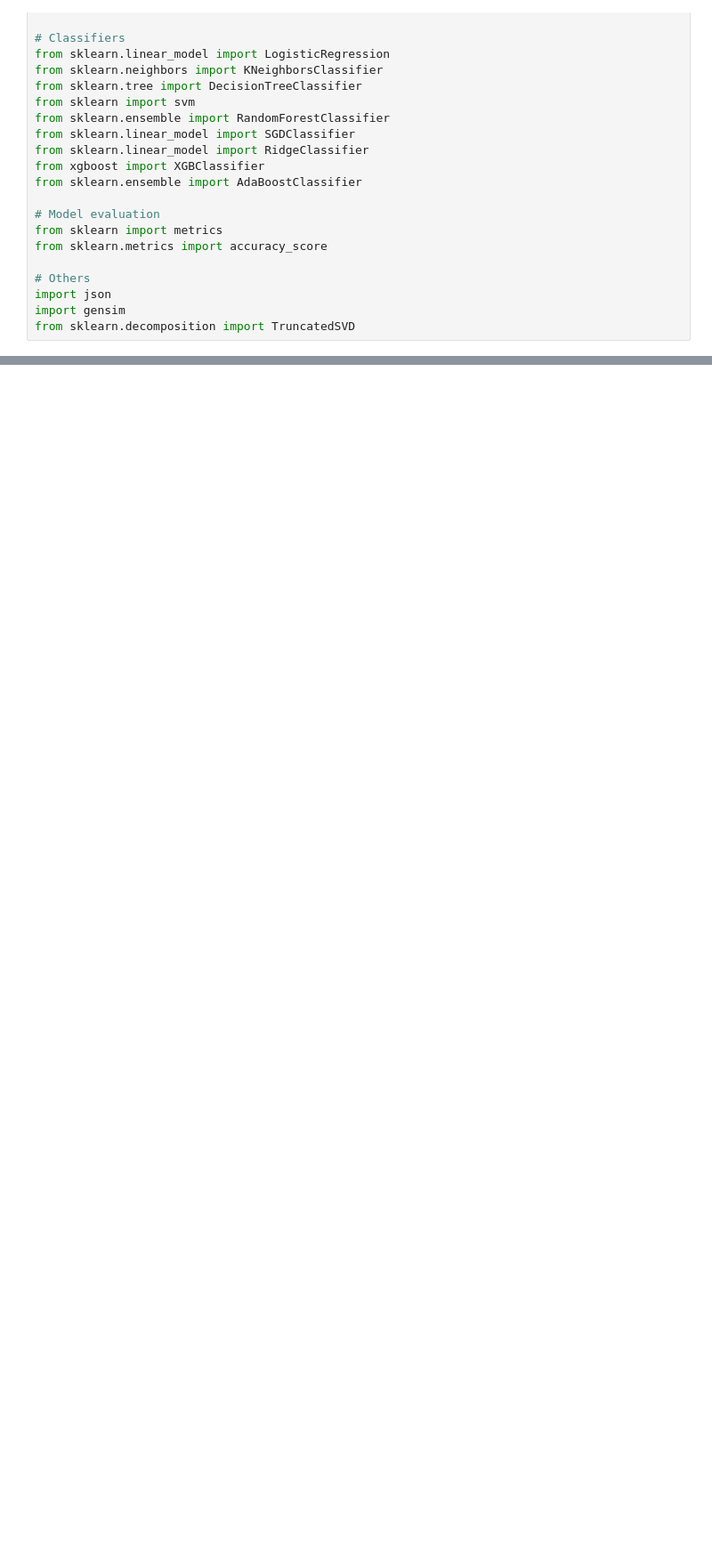
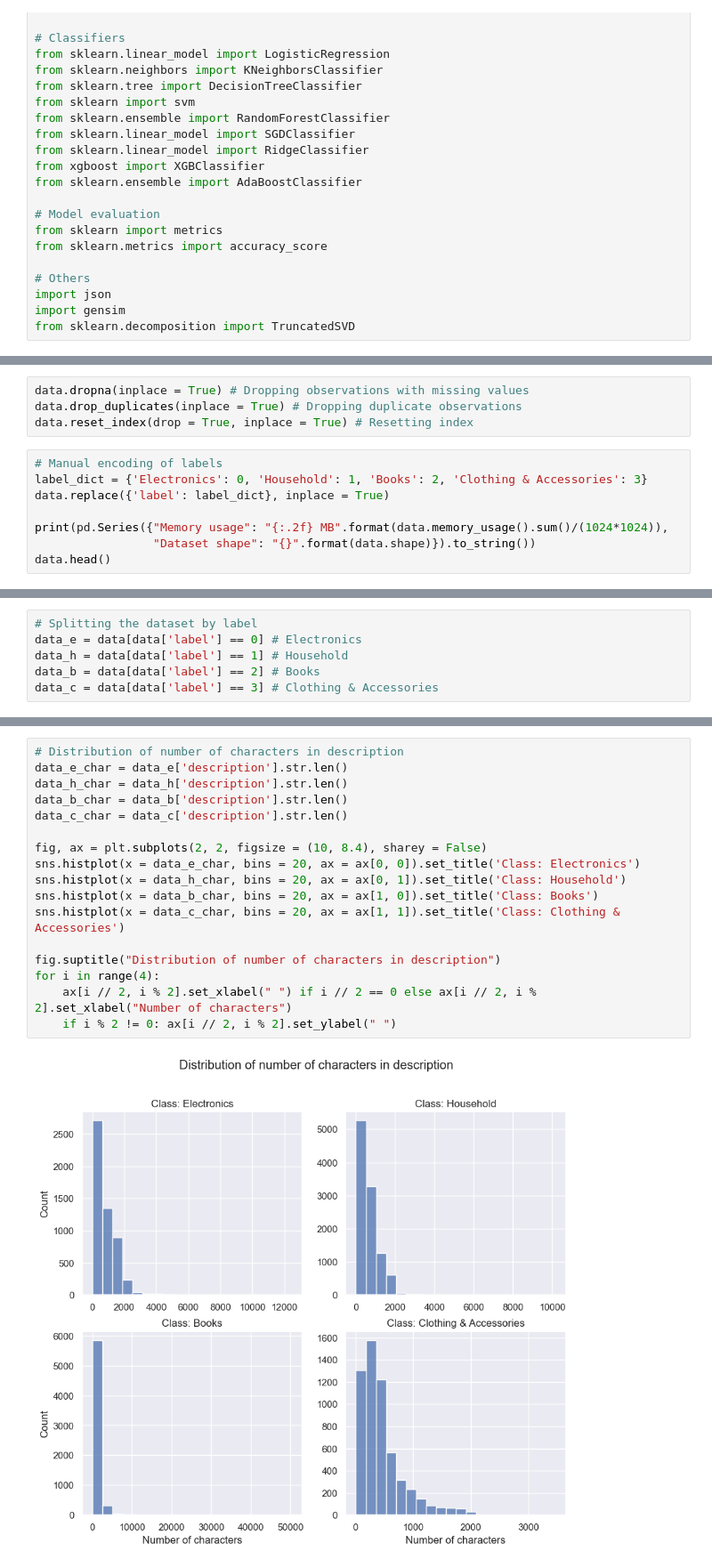
Before and after one commit to dongfangYH/data_science, a Jupyter notebook: kaggle/ecommerce_text_classification.ipynb, the cells around one changed output, grey strips where cells are left out. Shown at 89% size. Drawn from its saved outputs; the diff is of its cells as text; blank space fills up the shorter version.

```diff
--- a/kaggle/ecommerce_text_classification.ipynb
+++ b/kaggle/ecommerce_text_classification.ipynb
@@ -63,0 +109,12 @@ from sklearn.decomposition import TruncatedSVD
+# %%
+data.dropna(inplace = True) # Dropping observations with missing values
+data.drop_duplicates(inplace = True) # Dropping duplicate observations
+data.reset_index(drop = True, inplace = True) # Resetting index
+# %%
+# Manual encoding of labels
+label_dict = {'Electronics': 0, 'Household': 1, 'Books': 2, 'Clothing & Accessories': 3}
+data.replace({'label': label_dict}, inplace = True)
+
+print(pd.Series({"Memory usage": "{:.2f} MB".format(data.memory_usage().sum()/(1024*1024)),
+                 "Dataset shape": "{}".format(data.shape)}).to_string())
+data.head()
@@ -63,0 +138,6 @@ from sklearn.decomposition import TruncatedSVD
+# %%
+# Splitting the dataset by label
+data_e = data[data['label'] == 0] # Electronics
+data_h = data[data['label'] == 1] # Household
+data_b = data[data['label'] == 2] # Books
+data_c = data[data['label'] == 3] # Clothing & Accessories
@@ -63,0 +154,19 @@ from sklearn.decomposition import TruncatedSVD
+# %%
+# Distribution of number of characters in description
+data_e_char = data_e['description'].str.len()
+data_h_char = data_h['description'].str.len()
+data_b_char = data_b['description'].str.len()
+data_c_char = data_c['description'].str.len()
+
+fig, ax = plt.subplots(2, 2, figsize = (10, 8.4), sharey = False)
+sns.histplot(x = data_e_char, bins = 20, ax = ax[0, 0]).set_title('Class: Electronics')
+sns.histplot(x = data_h_char, bins = 20, ax = ax[0, 1]).set_title('Class: Household')
+sns.histplot(x = data_b_char, bins = 20, ax = ax[1, 0]).set_title('Class: Books')
+sns.histplot(x = data_c_char, bins = 20, ax = ax[1, 1]).set_title('Class: Clothing & Accessories')
+
+fig.suptitle("Distribution of number of characters in description")
+for i in range(4):
+    ax[i // 2, i % 2].set_xlabel(" ") if i // 2 == 0 else ax[i // 2, i % 2].set_xlabel("Number of characters")
+    if i % 2 != 0: ax[i // 2, i % 2].set_ylabel(" ")
+# %% [output]
+[figure, added]
```
Also changed, not shown: parts of 77 cells of this notebook, 2 other files.
